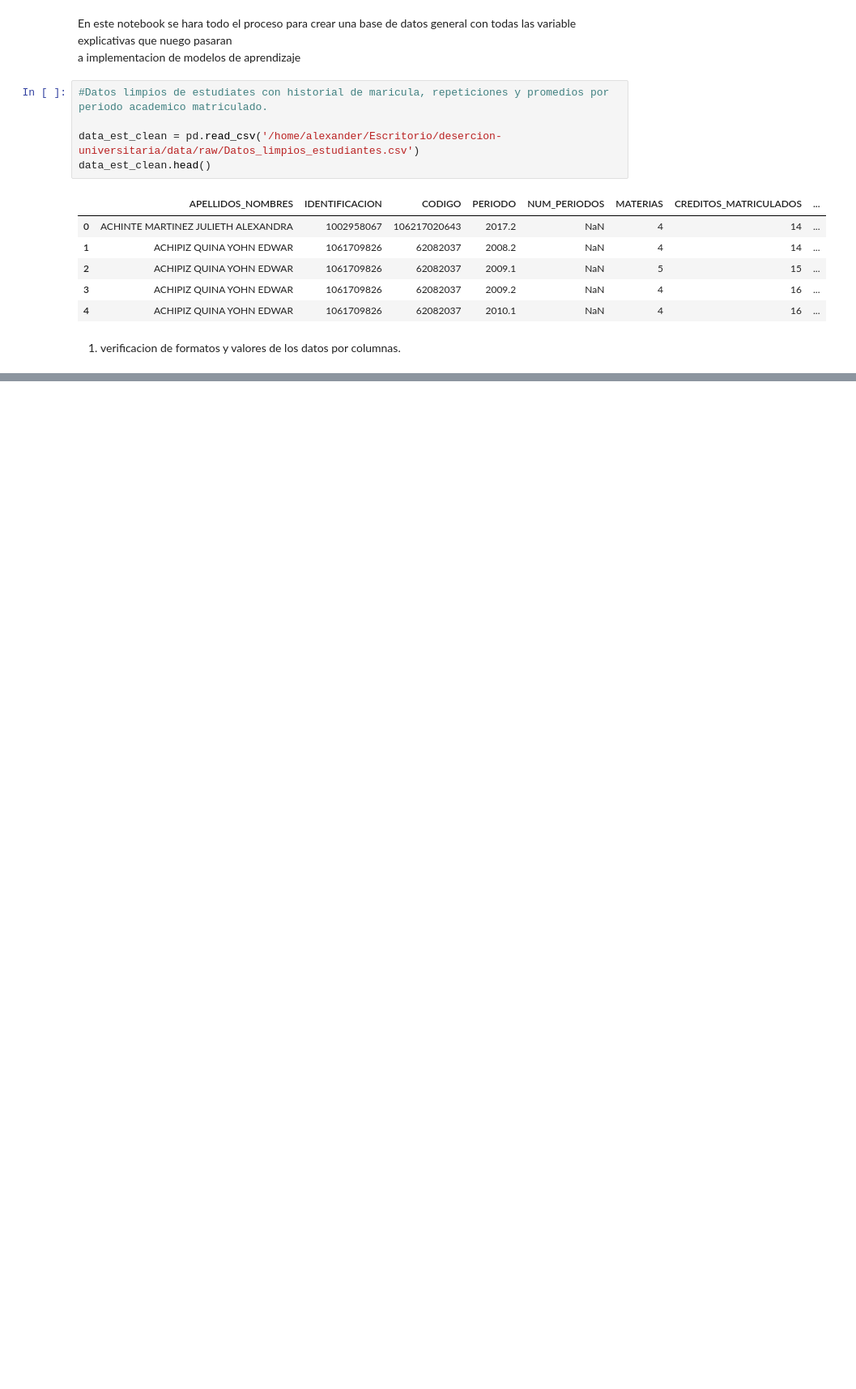
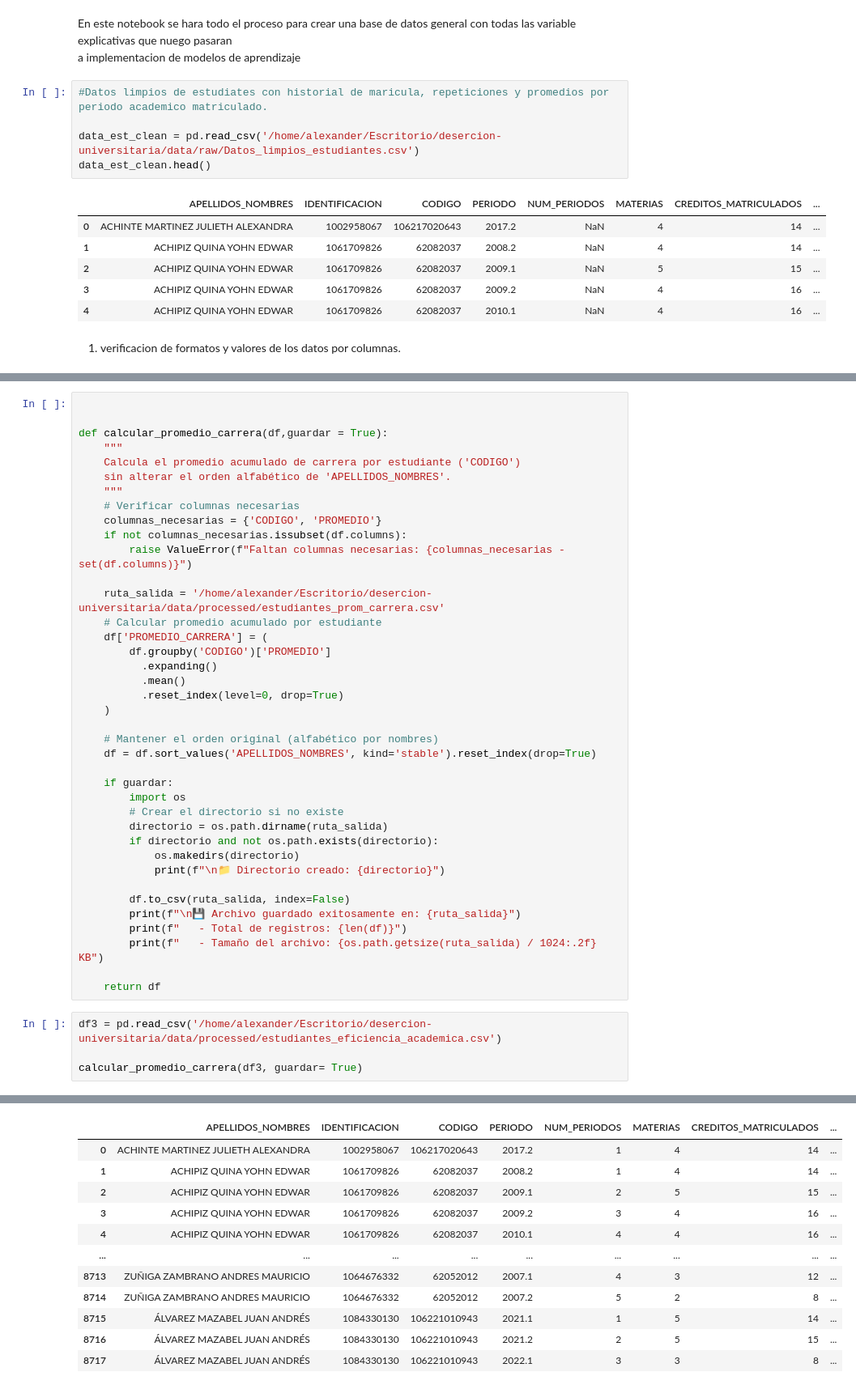
Before and after one commit to amuoz23/Desersion_Lic_Matematicas, a Jupyter notebook: notebooks/Create_main_DB.ipynb, the cells around one changed output, grey strips where cells are left out. Shown: that part at 81% size. Drawn from its saved outputs; the diff is of its cells as text; blank space fills up the shorter version.

```diff
--- a/notebooks/Create_main_DB.ipynb
+++ b/notebooks/Create_main_DB.ipynb
@@ -117,0 +602,44 @@ import seaborn as sns
+# %%
+
+
+def calcular_promedio_carrera(df,guardar = True):
+    """
+    Calcula el promedio acumulado de carrera por estudiante ('CODIGO')
+    sin alterar el orden alfabético de 'APELLIDOS_NOMBRES'.
+    """
+    # Verificar columnas necesarias
+    columnas_necesarias = {'CODIGO', 'PROMEDIO'}
+    if not columnas_necesarias.issubset(df.columns):
+        raise ValueError(f"Faltan columnas necesarias: {columnas_necesarias - set(df.columns)}")
+
+    ruta_salida = '/home/alexander/Escritorio/desercion-universitaria/data/processed/estudiantes_prom_carrera.csv'
+    # Calcular promedio acumulado por estudiante
+    df['PROMEDIO_CARRERA'] = (
+        df.groupby('CODIGO')['PROMEDIO']
+          .expanding()
+          .mean()
+          .reset_index(level=0, drop=True)
+    )
+
+    # Mantener el orden original (alfabético por nombres)
+    df = df.sort_values('APELLIDOS_NOMBRES', kind='stable').reset_index(drop=True)
+
+    if guardar:
+        import os
+        # Crear el directorio si no existe
+        directorio = os.path.dirname(ruta_salida)
+        if directorio and not os.path.exists(directorio):
+            os.makedirs(directorio)
+            print(f"\n📁 Directorio creado: {directorio}")
+
+        df.to_csv(ruta_salida, index=False)
+        print(f"\n💾 Archivo guardado exitosamente en: {ruta_salida}")
+        print(f"   - Total de registros: {len(df)}")
+        print(f"   - Tamaño del archivo: {os.path.getsize(ruta_salida) / 1024:.2f} KB")
+
+    return df
+# %%
+df3 = pd.read_csv('/home/alexander/Escritorio/desercion-universitaria/data/processed/estudiantes_eficiencia_academica.csv')
+
+calcular_promedio_carrera(df3, guardar= True)
+# %% [output]
@@ -117,0 +649,12 @@ import seaborn as sns
+|  | APELLIDOS_NOMBRES | IDENTIFICACION | CODIGO | PERIODO | NUM_PERIODOS | MATERIAS | CREDITOS_MATRICULADOS | ... |
+| 0 | ACHINTE MARTINEZ JULIETH ALEXANDRA | 1002958067 | 106217020643 | 2017.2 | 1 | 4 | 14 | ... |
+| 1 | ACHIPIZ QUINA YOHN EDWAR | 1061709826 | 62082037 | 2008.2 | 1 | 4 | 14 | ... |
+| 2 | ACHIPIZ QUINA YOHN EDWAR | 1061709826 | 62082037 | 2009.1 | 2 | 5 | 15 | ... |
+| 3 | ACHIPIZ QUINA YOHN EDWAR | 1061709826 | 62082037 | 2009.2 | 3 | 4 | 16 | ... |
+| 4 | ACHIPIZ QUINA YOHN EDWAR | 1061709826 | 62082037 | 2010.1 | 4 | 4 | 16 | ... |
+| ... | ... | ... | ... | ... | ... | ... | ... | ... |
+| 8713 | ZUÑIGA ZAMBRANO ANDRES MAURICIO | 1064676332 | 62052012 | 2007.1 | 4 | 3 | 12 | ... |
+| 8714 | ZUÑIGA ZAMBRANO ANDRES MAURICIO | 1064676332 | 62052012 | 2007.2 | 5 | 2 | 8 | ... |
+| 8715 | ÁLVAREZ MAZABEL JUAN ANDRÉS | 1084330130 | 106221010943 | 2021.1 | 1 | 5 | 14 | ... |
+| 8716 | ÁLVAREZ MAZABEL JUAN ANDRÉS | 1084330130 | 106221010943 | 2021.2 | 2 | 5 | 15 | ... |
+| 8717 | ÁLVAREZ MAZABEL JUAN ANDRÉS | 1084330130 | 106221010943 | 2022.1 | 3 | 3 | 8 | ... |
```
Also changed, not shown: parts of 20 cells of this notebook, 5 other files.
